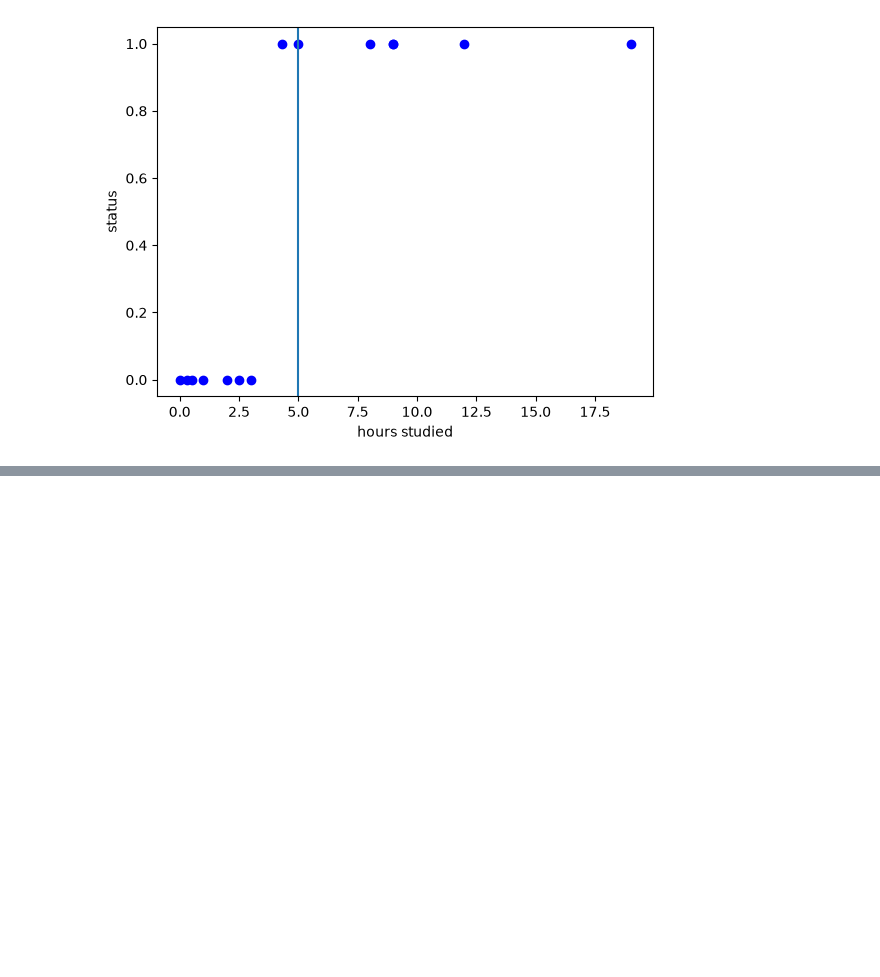
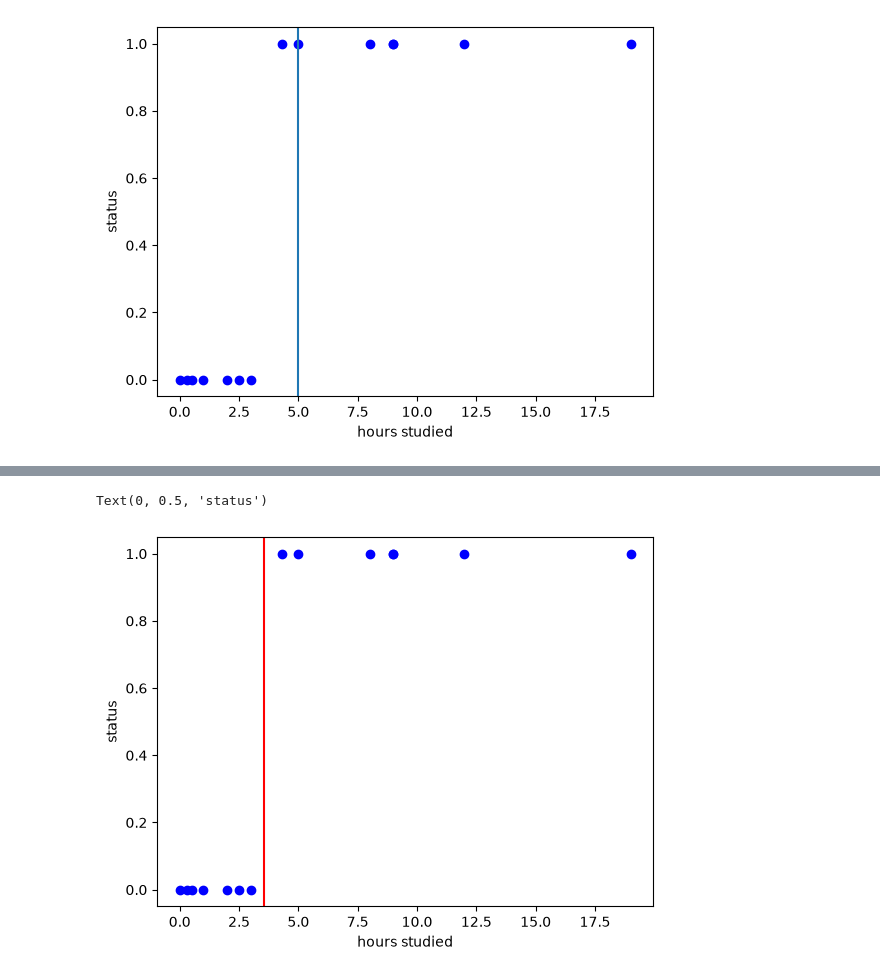
Before and after one commit to kishore2119/ML_ALGOS, a Jupyter notebook: logreg/pass.ipynb, the cells around one changed output, grey strips where cells are left out. Drawn from its saved outputs; the diff is of its cells as text; code cells hidden in the pictures; blank space fills up the shorter version.

```diff
--- a/logreg/pass.ipynb
+++ b/logreg/pass.ipynb
@@ -58,0 +72,14 @@ plt.show()
+# %%
+# Brute force search for best w and b
+best_w = None
+best_b = None
+best_cost = float('inf')
+for w in np.arange(-5,5.01,0.01):
+    for b in np.arange(-100,100,1):
+        cost = cost_function(x,y,w,b)
+        if(cost < best_cost):
+            best_cost = cost
+            best_w = w
+            best_b = b
+
+print(f"Best w: {best_w}, Best b: {best_b}, Best cost: {best_cost:.4f}")
@@ -58,0 +106,9 @@ plt.show()
+# %%
+w = 0
+b = 0
+alpha = 0.01
+
+w,b = gradient_descent(x,y,w,b,alpha,10000)
+print(f"Best_w {w}")
+print(f"Best_b {b}")
+print(f"Best_cost {cost_function(x,y,w,b)}")
@@ -58,0 +119,13 @@ plt.show()
+# %%
+predictions = []
+for i in range(len(x)):
+    z = w * x[i] + b
+    pred = sigmoid(z)
+    predictions.append(pred)
+
+for x in predictions:
+    if(x >= 0.5):
+        x = 1
+    else:
+        x = 0
+    print(f"Predicted: {x:.4f}")
@@ -58,0 +147,9 @@ plt.show()
+# %%
+plt.scatter(x, y, label='Actual', color='blue')
+bound = -b / w
+plt.axvline(bound, color='red', label='Decision Boundary')
+plt.xlabel("hours studied")
+plt.ylabel("status")
+# %% [output]
+Text(0, 0.5, 'status')
+[figure, added]
```
Also changed, not shown: parts of 6 cells of this notebook.
